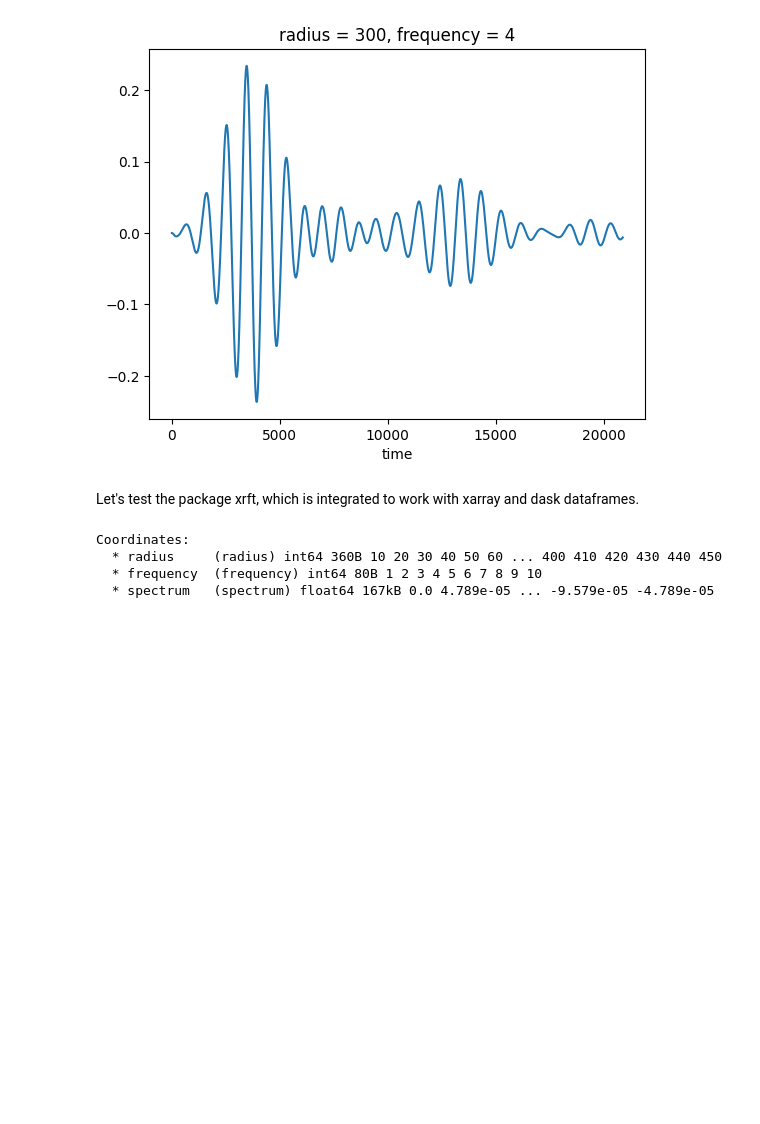
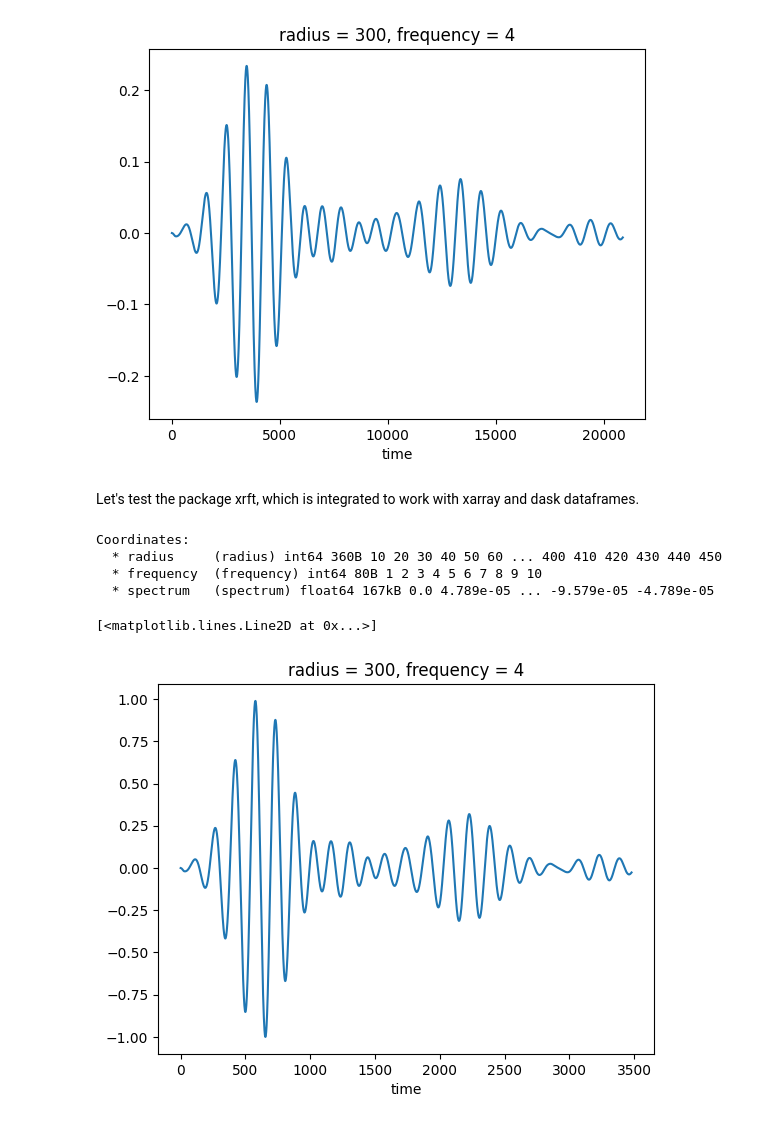
Before and after one commit to danielecampli-unitrento/hdsc, a Jupyter notebook: nbsrc/etl.ipynb, the cells around one changed output. Cells and saved outputs as stored; diff of their text form; code cells hidden in the pictures; blank space fills up the shorter version.

```diff
--- a/nbsrc/etl.ipynb
+++ b/nbsrc/etl.ipynb
@@ -195,3 +195,12 @@ Coordinates:
   * radius     (radius) int64 360B 10 20 30 40 50 60 ... 400 410 420 430 440 450
   * frequency  (frequency) int64 80B 1 2 3 4 5 6 7 8 9 10
   * spectrum   (spectrum) float64 167kB 0.0 4.789e-05 ... -9.579e-05 -4.789e-05
+# %%
+normalized_augmented_dataset = augmented_dataset / np.abs(augmented_dataset).max(dim="time")
+normalized_augmented_dataset.to_netcdf(os.path.join(output_folder, "nrm.aug.dataset.nc"))
+normalized_dataset = dataset / np.abs(dataset).max(dim="time")
+normalized_dataset.to_netcdf(os.path.join(output_folder, "nrm.orx.dataset.nc"))
+normalized_dataset.sel(radius=300, frequency=4).plot()
+# %% [output]
+[<matplotlib.lines.Line2D at 0x...>]
+[figure, added]
```
Also changed, not shown: 5 other files.
